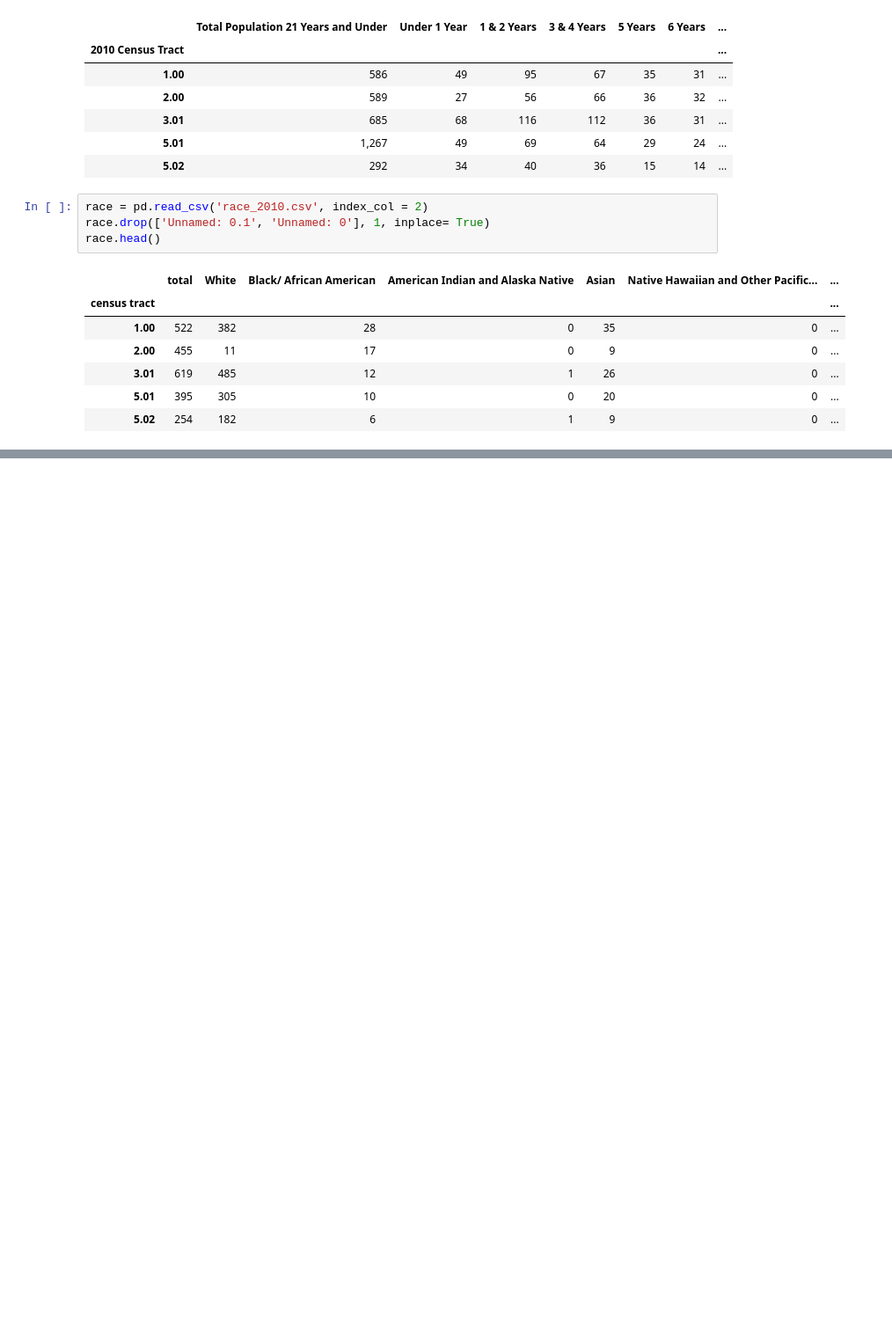
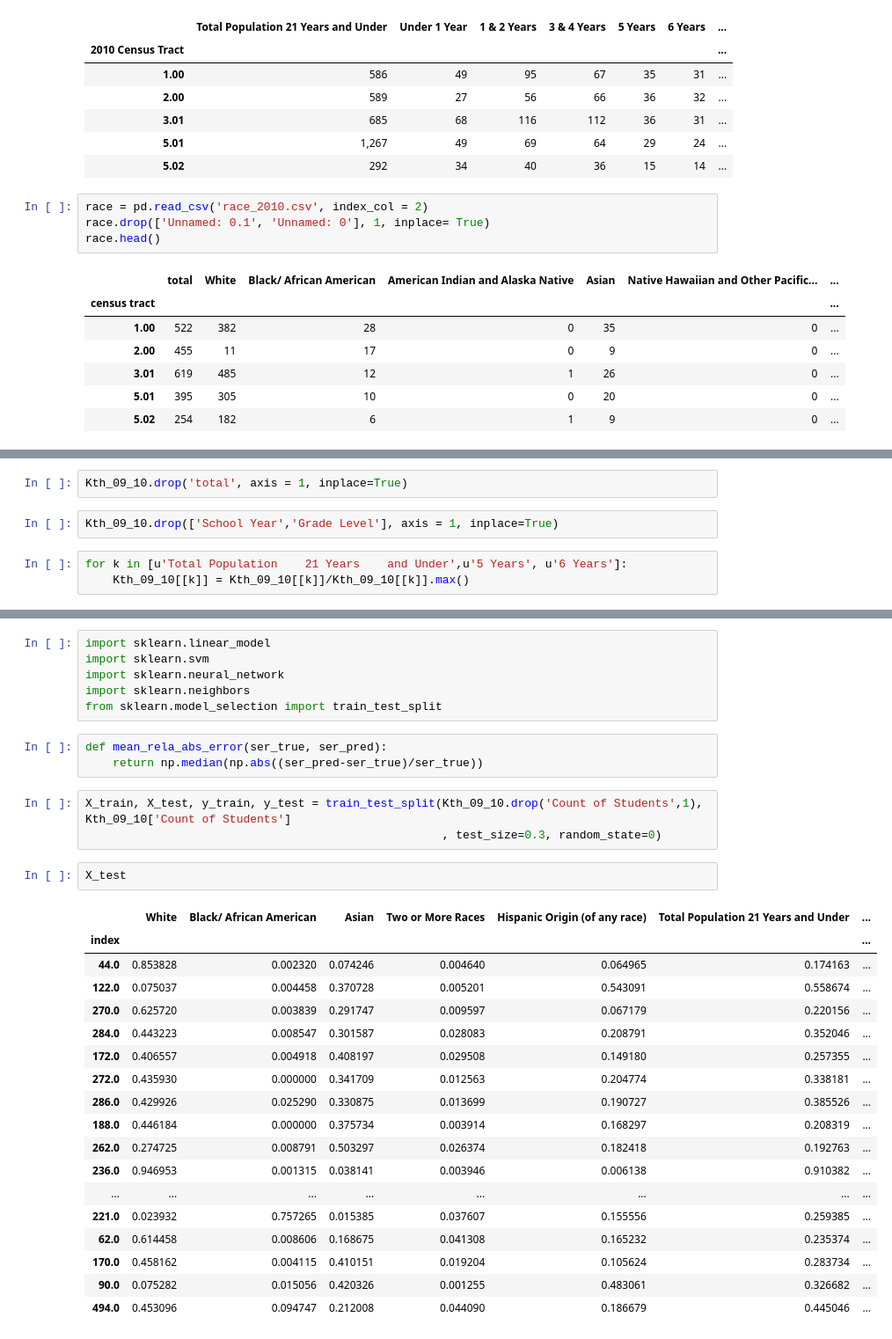
Before and after one commit to HaichaoWu/1001_project, a Jupyter notebook: Raochuan/notebook_Raochuan_Fan.ipynb, the cells around one changed output, grey strips where cells are left out. Shown at 88% size. Cells and saved outputs as stored; diff of their text form; blank space fills up the shorter version.

```diff
--- a/Raochuan/notebook_Raochuan_Fan.ipynb
+++ b/Raochuan/notebook_Raochuan_Fan.ipynb
@@ -97,0 +139,7 @@ targets = targets.sort_index()
+# %%
+Kth_09_10.drop('total', axis = 1, inplace=True)
+# %%
+Kth_09_10.drop(['School Year','Grade Level'], axis = 1, inplace=True)
+# %%
+for k in [u'Total Population    21 Years    and Under',u'5 Years', u'6 Years']:
+    Kth_09_10[[k]] = Kth_09_10[[k]]/Kth_09_10[[k]].max()
@@ -97,0 +163,33 @@ targets = targets.sort_index()
+# %%
+import sklearn.linear_model
+import sklearn.svm
+import sklearn.neural_network
+import sklearn.neighbors
+from sklearn.model_selection import train_test_split
+# %%
+def mean_rela_abs_error(ser_true, ser_pred):
+    return np.median(np.abs((ser_pred-ser_true)/ser_true))
+# %%
+X_train, X_test, y_train, y_test = train_test_split(Kth_09_10.drop('Count of Students',1), Kth_09_10['Count of Students']
+                                                    , test_size=0.3, random_state=0)
+# %%
+X_test
+# %% [output]
+|  | White | Black/ African American | Asian | Two or More Races | Hispanic Origin (of any race) | Total Population 21 Years and Under | ... |
+| index |  |  |  |  |  |  | ... |
+| 44.0 | 0.853828 | 0.002320 | 0.074246 | 0.004640 | 0.064965 | 0.174163 | ... |
+| 122.0 | 0.075037 | 0.004458 | 0.370728 | 0.005201 | 0.543091 | 0.558674 | ... |
+| 270.0 | 0.625720 | 0.003839 | 0.291747 | 0.009597 | 0.067179 | 0.220156 | ... |
+| 284.0 | 0.443223 | 0.008547 | 0.301587 | 0.028083 | 0.208791 | 0.352046 | ... |
+| 172.0 | 0.406557 | 0.004918 | 0.408197 | 0.029508 | 0.149180 | 0.257355 | ... |
+| 272.0 | 0.435930 | 0.000000 | 0.341709 | 0.012563 | 0.204774 | 0.338181 | ... |
+| 286.0 | 0.429926 | 0.025290 | 0.330875 | 0.013699 | 0.190727 | 0.385526 | ... |
+| 188.0 | 0.446184 | 0.000000 | 0.375734 | 0.003914 | 0.168297 | 0.208319 | ... |
+| 262.0 | 0.274725 | 0.008791 | 0.503297 | 0.026374 | 0.182418 | 0.192763 | ... |
+| 236.0 | 0.946953 | 0.001315 | 0.038141 | 0.003946 | 0.006138 | 0.910382 | ... |
+| ... | ... | ... | ... | ... | ... | ... | ... |
+| 221.0 | 0.023932 | 0.757265 | 0.015385 | 0.037607 | 0.155556 | 0.259385 | ... |
+| 62.0 | 0.614458 | 0.008606 | 0.168675 | 0.041308 | 0.165232 | 0.235374 | ... |
+| 170.0 | 0.458162 | 0.004115 | 0.410151 | 0.019204 | 0.105624 | 0.283734 | ... |
+| 90.0 | 0.075282 | 0.015056 | 0.420326 | 0.001255 | 0.483061 | 0.326682 | ... |
+| 494.0 | 0.453096 | 0.094747 | 0.212008 | 0.044090 | 0.186679 | 0.445046 | ... |
```
Also changed, not shown: parts of 27 cells of this notebook, 2 other files.
